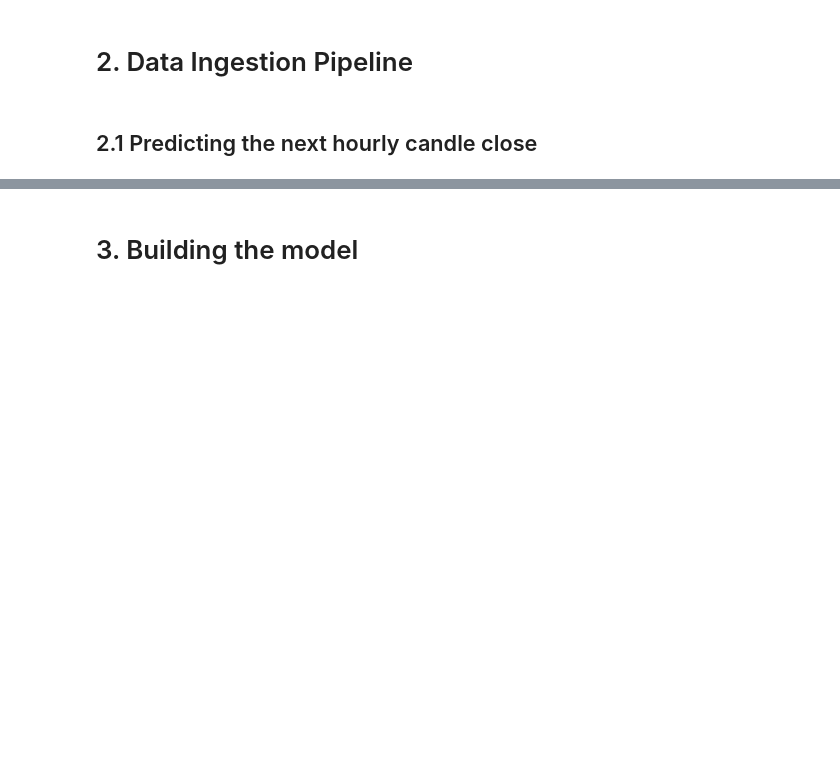
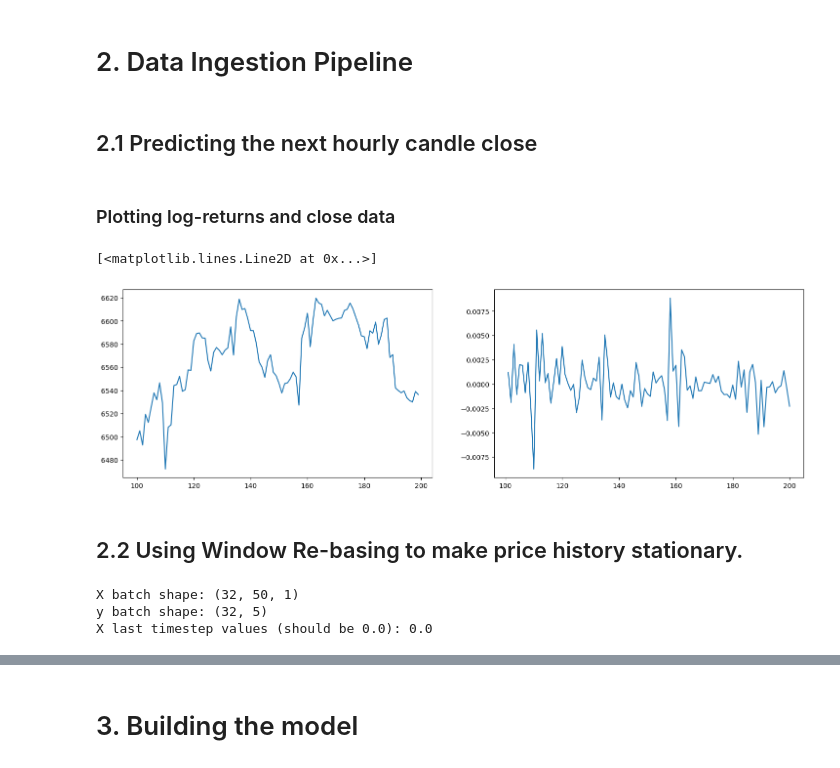
Before and after one commit to barofrx-svg/github_AI_DeepLearning, a Jupyter notebook: nasdaq_forecast/OnlyClosePrediction.ipynb, the cells around one changed output, grey strips where cells are left out. Saved outputs shown, nothing was run; the diff lists cells and outputs as text; code cells hidden in the pictures; blank space fills up the shorter version.

```diff
--- a/nasdaq_forecast/OnlyClosePrediction.ipynb
+++ b/nasdaq_forecast/OnlyClosePrediction.ipynb
@@ -171,3 +171,17 @@ def split_window(window):
 train_df = train_df.map(split_window)
 valid_df = valid_df.map(split_window)
 test_df = test_df.map(split_window)
+# %% [markdown]
+### Plotting log-returns and close data
+# %%
+plt.figure(figsize=[18,5])
+plt.subplot(1,2,1)
+plt.plot(nasdaq["close"][100:200])
+
+plt.subplot(1,2,2)
+plt.plot(log_returns[100:200])
+# %% [output]
+[<matplotlib.lines.Line2D at 0x...>]
+[figure, added]
+# %% [markdown]
+## 2.2 Using Window Re-basing to make price history stationary.
@@ -173,0 +233,21 @@ test_df = test_df.map(split_window)
+# %%
+data = nasdaq["close"].to_numpy()
+
+raw_train = data[:int(len(data)*0.7)]
+raw_valid = data[int(len(data)*0.7):int(len(data)*0.85)]
+raw_test = data[int(len(data)*0.85):]
+
+
+train_df_win_rebase = create_relative_dataset(raw_train, is_training=True)
+val_df_win_rebase   = create_relative_dataset(raw_valid,   is_training=False)
+test_df_win_rebase  = create_relative_dataset(raw_test,  is_training=False)
+
+# Verify tensor shapes
+for x_batch, y_batch in train_df_win_rebase.take(1):
+    print("X batch shape:", x_batch.shape)  # (32, 60, 1)
+    print("y batch shape:", y_batch.shape)  # (32, 5)
+    print("X last timestep values (should be 0.0):", x_batch[0, -1, 0].numpy())
+# %% [output]
+X batch shape: (32, 50, 1)
+y batch shape: (32, 5)
+X last timestep values (should be 0.0): 0.0
```
Also changed, not shown: parts of 50 cells of this notebook, 3 other files.
